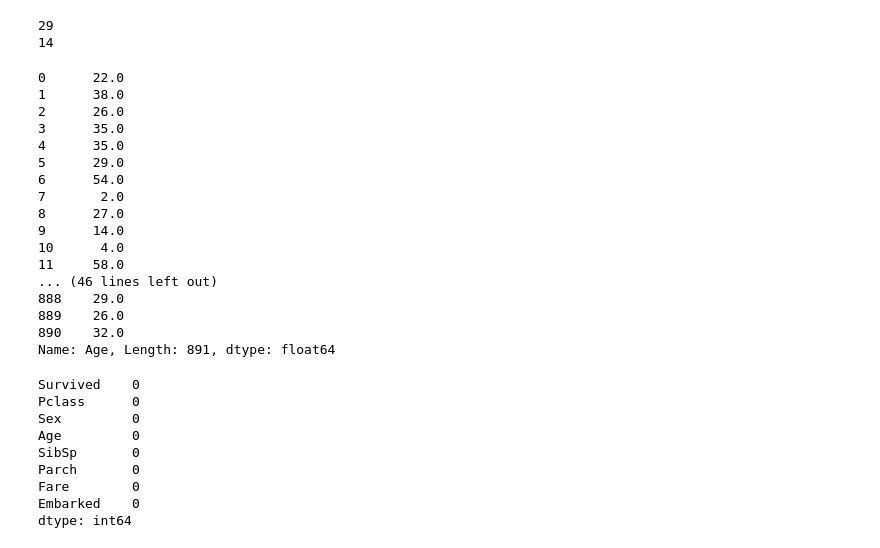
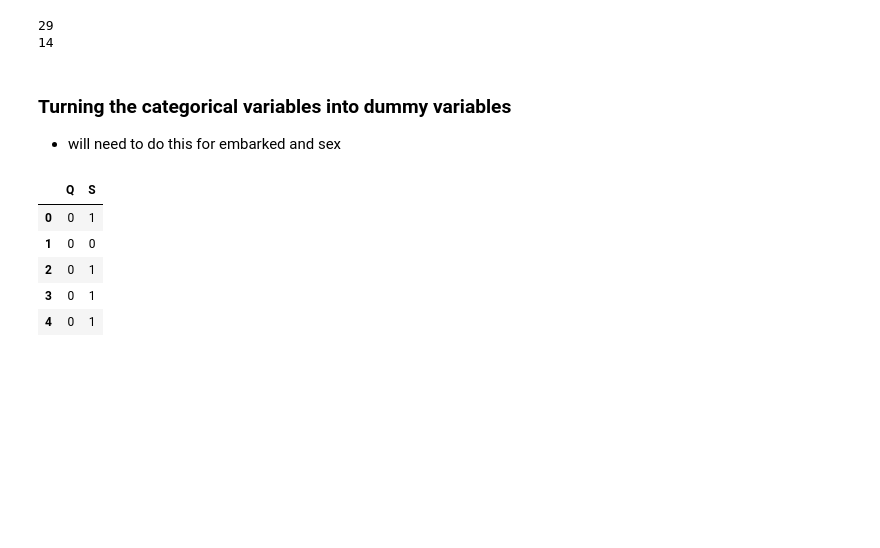
Before and after one commit to moniljhaveri/ConnectAI, a Jupyter notebook: Titantic_challenge/Titantic_model.ipynb, the cells around one changed output. Cells and saved outputs as stored; diff of their text form; code cells hidden in the pictures; blank space fills up the shorter version.

```diff
--- a/Titantic_challenge/Titantic_model.ipynb
+++ b/Titantic_challenge/Titantic_model.ipynb
@@ -140,37 +147,18 @@ print(std)
 # %% [output]
 29
 14
-# %%
-df_train_copy['Age'].fillna(avg, inplace=True)
-df_train_copy['Age']
-# %% [output]
-0      22.0
-1      38.0
-2      26.0
-3      35.0
-4      35.0
-5      29.0
-6      54.0
-7       2.0
-8      27.0
-9      14.0
-10      4.0
-11     58.0
-... (46 lines left out)
-888    29.0
-889    26.0
-890    32.0
-Name: Age, Length: 891, dtype: float64
-# %%
-df_train_copy['Embarked']=df_train_copy['Embarked'].fillna(0)
-df_train_copy.isnull().sum()
-# %% [output]
-Survived    0
-Pclass      0
-Sex         0
-Age         0
-SibSp       0
-Parch       0
-Fare        0
-Embarked    0
-dtype: int64
+# %% [markdown]
+### Turning the categorical variables into dummy variables
+- will need to do this for embarked and sex
+# %%
+sex = pandas.get_dummies(df_train_copy['Sex'], drop_first=True)
+sex.head()
+emb = pandas.get_dummies(df_train_copy['Embarked'], drop_first=True)
+emb.head()
+# %% [output]
+|  | Q | S |
+| 0 | 0 | 1 |
+| 1 | 0 | 0 |
+| 2 | 0 | 1 |
+| 3 | 0 | 1 |
+| 4 | 0 | 1 |
```
Also changed, not shown: parts of 20 cells of this notebook.
